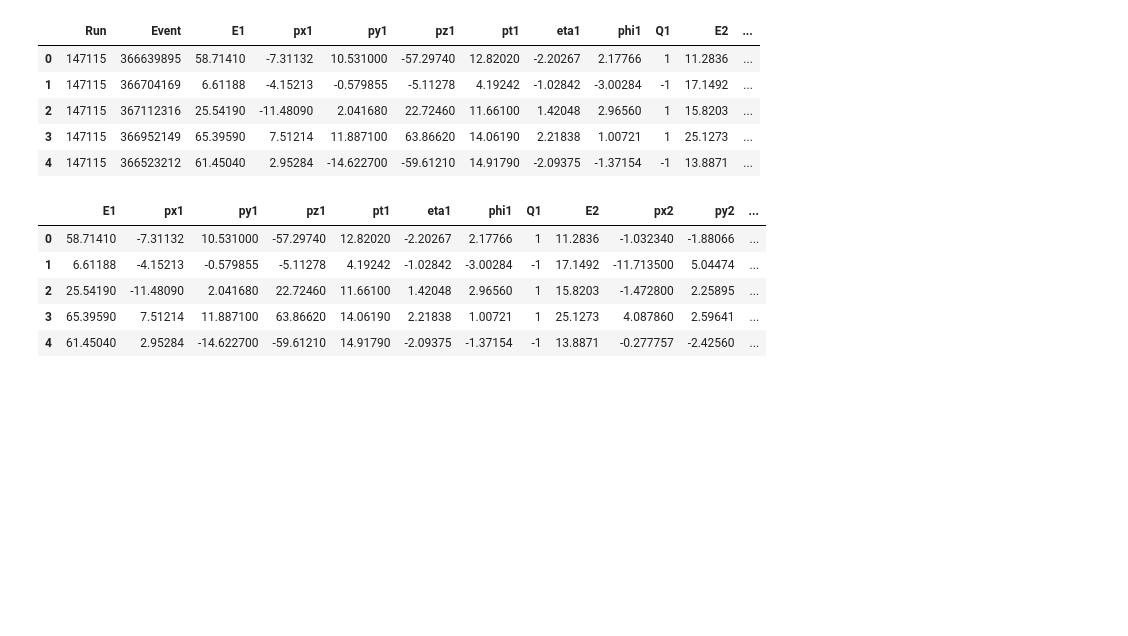
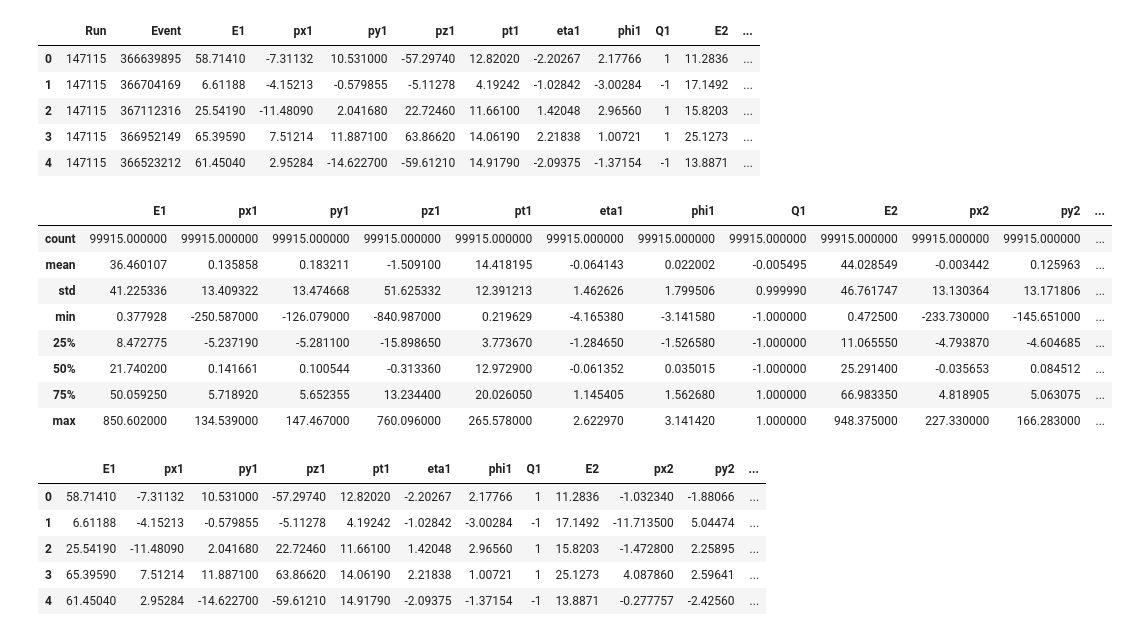
Before and after one commit to Alexander-Mekovsky/CERN-Electron-Collision-ML, a Jupyter notebook: Electron Collision.ipynb, the cells around one changed output. Cells and saved outputs as stored; diff of their text form; code cells hidden in the pictures; blank space fills up the shorter version.

```diff
--- a/Electron Collision.ipynb
+++ b/Electron Collision.ipynb
@@ -30,6 +30,18 @@ df.head()
 | 2 | 147115 | 367112316 | 25.54190 | -11.48090 | 2.041680 | 22.72460 | 11.66100 | 1.42048 | 2.96560 | 1 | 15.8203 | ... |
 | 3 | 147115 | 366952149 | 65.39590 | 7.51214 | 11.887100 | 63.86620 | 14.06190 | 2.21838 | 1.00721 | 1 | 25.1273 | ... |
 | 4 | 147115 | 366523212 | 61.45040 | 2.95284 | -14.622700 | -59.61210 | 14.91790 | -2.09375 | -1.37154 | -1 | 13.8871 | ... |
+# %%
+df.describe()
+# %% [output]
+|  | E1 | px1 | py1 | pz1 | pt1 | eta1 | phi1 | Q1 | E2 | px2 | py2 | ... |
+| count | 99915.000000 | 99915.000000 | 99915.000000 | 99915.000000 | 99915.000000 | 99915.000000 | 99915.000000 | 99915.000000 | 99915.000000 | 99915.000000 | 99915.000000 | ... |
+| mean | 36.460107 | 0.135858 | 0.183211 | -1.509100 | 14.418195 | -0.064143 | 0.022002 | -0.005495 | 44.028549 | -0.003442 | 0.125963 | ... |
+| std | 41.225336 | 13.409322 | 13.474668 | 51.625332 | 12.391213 | 1.462626 | 1.799506 | 0.999990 | 46.761747 | 13.130364 | 13.171806 | ... |
+| min | 0.377928 | -250.587000 | -126.079000 | -840.987000 | 0.219629 | -4.165380 | -3.141580 | -1.000000 | 0.472500 | -233.730000 | -145.651000 | ... |
+| 25% | 8.472775 | -5.237190 | -5.281100 | -15.898650 | 3.773670 | -1.284650 | -1.526580 | -1.000000 | 11.065550 | -4.793870 | -4.604685 | ... |
+| 50% | 21.740200 | 0.141661 | 0.100544 | -0.313360 | 12.972900 | -0.061352 | 0.035015 | -1.000000 | 25.291400 | -0.035653 | 0.084512 | ... |
+| 75% | 50.059250 | 5.718920 | 5.652355 | 13.234400 | 20.026050 | 1.145405 | 1.562680 | 1.000000 | 66.983350 | 4.818905 | 5.063075 | ... |
+| max | 850.602000 | 134.539000 | 147.467000 | 760.096000 | 265.578000 | 2.622970 | 3.141420 | 1.000000 | 948.375000 | 227.330000 | 166.283000 | ... |
 # %%
 df.drop('Run', axis=1, inplace=True)
 df.drop('Event', axis=1, inplace=True)
```
Also changed, not shown: parts of 1 cell of this notebook.
